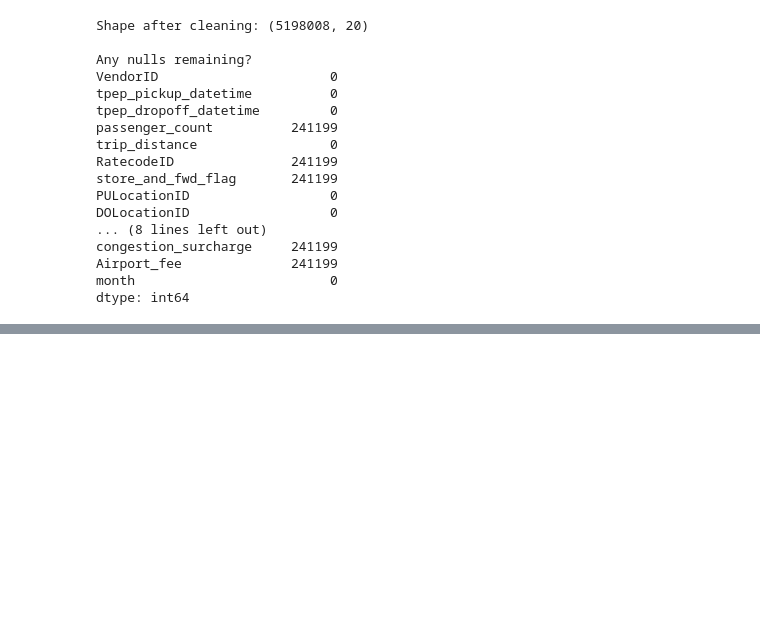
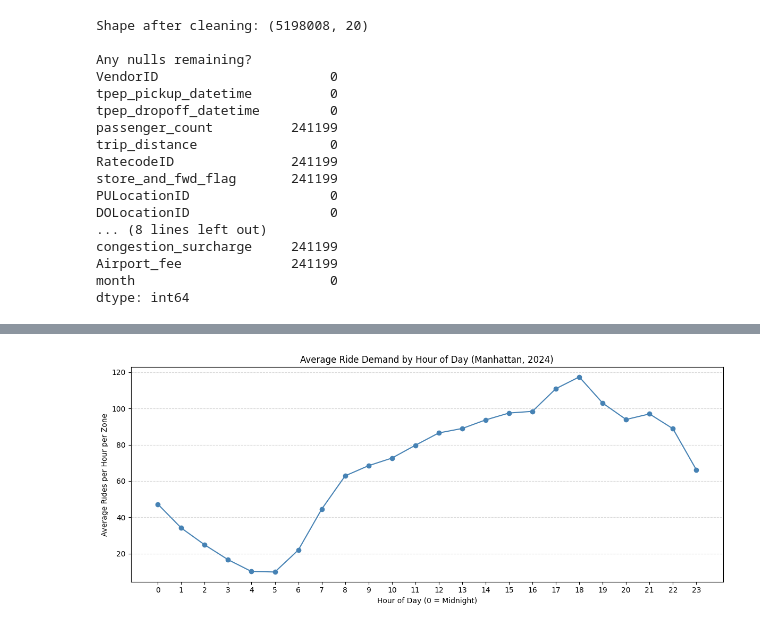
Before and after one commit to emma123456789102/Machine-Learning-Taxi-, a Jupyter notebook: models/ride_demand/00_explore.ipynb, the cells around one changed output, grey strips where cells are left out. Drawn from its saved outputs; the diff is of its cells as text; code cells hidden in the pictures; blank space fills up the shorter version.

```diff
--- a/models/ride_demand/00_explore.ipynb
+++ b/models/ride_demand/00_explore.ipynb
@@ -94,0 +572,17 @@ dtype: int64
+# %%
+# Average demand broken down by individual hour across the full year
+# More granular view — confirms which specific hours peak
+
+hourly_avg = hourly.groupby("hour")["demand"].mean().reset_index()
+
+plt.figure(figsize=(12, 5))
+plt.plot(hourly_avg["hour"], hourly_avg["demand"], marker="o", color="steelblue")
+plt.title("Average Ride Demand by Hour of Day (Manhattan, 2024)")
+plt.xlabel("Hour of Day (0 = Midnight)")
+plt.ylabel("Average Rides per Hour per Zone")
+plt.xticks(range(0, 24))
+plt.grid(axis="y", linestyle="--", alpha=0.5)
+plt.tight_layout()
+plt.show()
+# %% [output]
+[figure, added]
```
Also changed, not shown: parts of 36 cells of this notebook, 1 other file.
